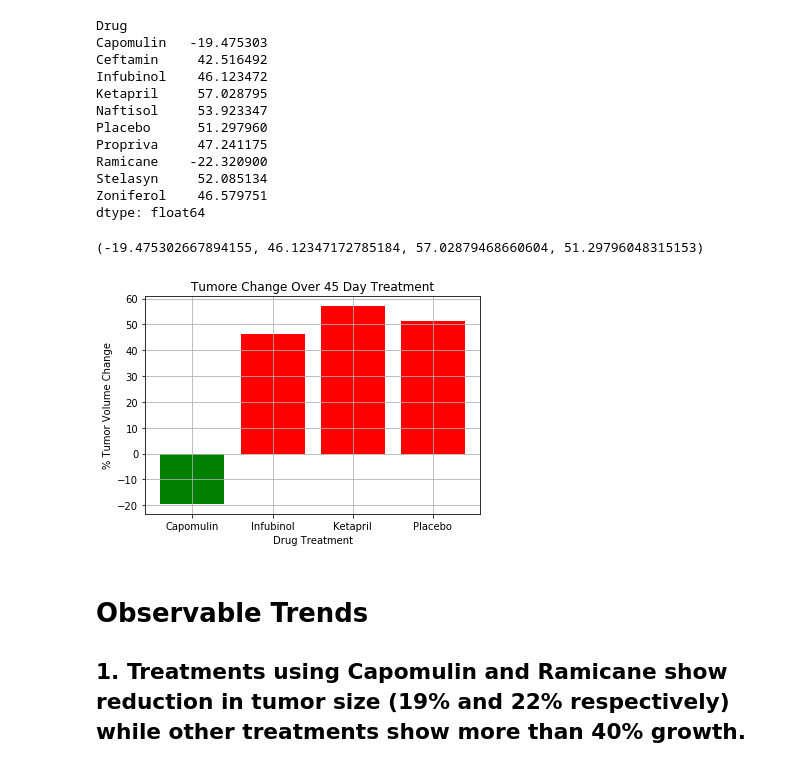
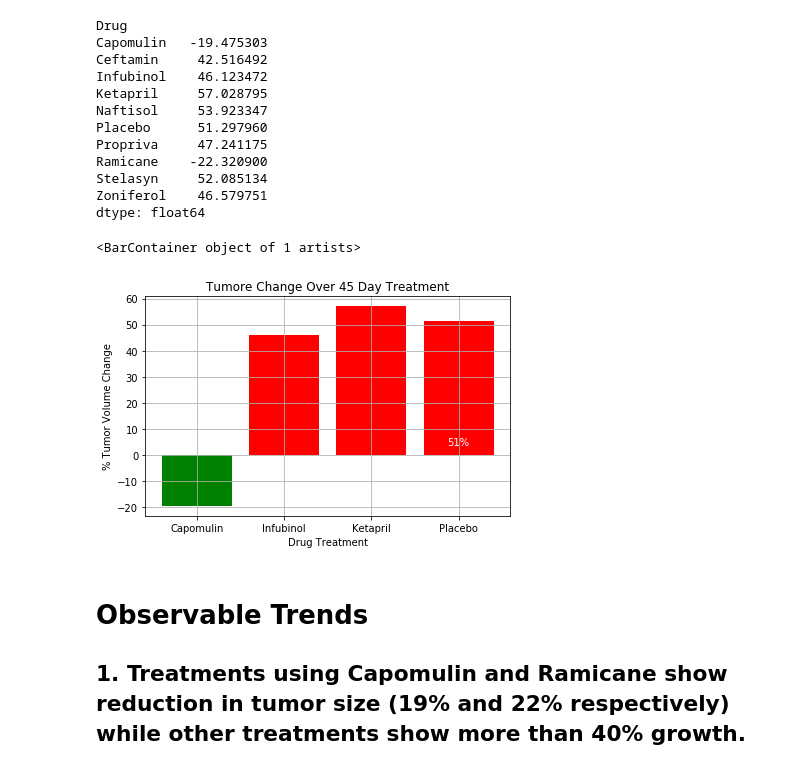
Before and after one commit to whitneycollins/HW5, a Jupyter notebook: pymaceuticals_starter.ipynb, the cells around one changed output. Saved outputs shown, nothing was run; the diff lists cells and outputs as text; code cells hidden in the pictures.

```diff
--- a/pymaceuticals_starter.ipynb
+++ b/pymaceuticals_starter.ipynb
@@ -340,41 +340,50 @@ dtype: float64
 # %%
 
 # Store all Relevant Percent Changes into a Tuple
 percent_tuple = (tumor_pct_change["Capomulin"],
                  tumor_pct_change["Infubinol"],
                  tumor_pct_change["Ketapril"],
                  tumor_pct_change["Placebo"])
-print(percent_tuple)
+#print(percent_tuple)
 
 # # Splice the data between passing and failing drugs
 
+#plt.yticks(np.arange(-20,60, step =20)
+# # Use functions to label the percentages of changes
 
-# # Orient widths. Add labels, tick marks, etc.
+def autolabel(rects):
+    for rect in rects:
+        height = rect.get_height()
+        ax.text(rect.get_x() + rect.get_width()/2., 3,
+                '%d%%' % int(height),
+                ha='center', va='bottom', color="white")
+
+# # Call functions to implement the function calls
+fig = plt.figure()
+ax = fig.add_subplot(111)
 tick_marks = ["Capomulin","Infubinol", "Ketapril","Placebo"]
-plt.bar(tick_marks[0], tumor_pct_change[0],color = 'g', align = "center")
-plt.bar(tick_marks[1], tumor_pct_change[2],color = 'r', align = "center")
-plt.bar(tick_marks[2], tumor_pct_change[3],color = 'r', align = "center")
-plt.bar(tick_marks[3], tumor_pct_change[5],color = 'r', align = "center")
+rects = ax.bar(tick_marks[0], tumor_pct_change[0],color = 'g', align = "center")
+rects = ax.bar(tick_marks[1], tumor_pct_change[2],color = 'r', align = "center")
+rects = ax.bar(tick_marks[2], tumor_pct_change[3],color = 'r', align = "center")
+rects = ax.bar(tick_marks[3], tumor_pct_change[5],color = 'r', align = "center")
+print(rects)
+autolabel(rects)
+
+# Orient widths. Add labels, tick marks, etc.
 plt.grid()
 plt.xlabel("Drug Treatment")
 plt.ylabel("% Tumor Volume Change")
 plt.title("Tumore Change Over 45 Day Treatment")
+plt.tight_layout()
 
-#plt.yticks(np.arange(-20,60, step =20)
-# # Use functions to label the percentages of changes
-
-
-# Call functions to implement the function calls
-
-
-# Save the Figure
+# # Save the Figure
 plt.savefig("Analysis/Fig4.png")
 
-# Show the Figure
+# # Show the Figure
 plt.show()
 # %% [output]
-(-19.475302667894155, 46.12347172785184, 57.02879468660604, 51.29796048315153)
+<BarContainer object of 1 artists>
-[figure, old version]
+[figure, new version]
 # %% [markdown]
 # Observable Trends
 
```
Also changed, not shown: 1 other file.
